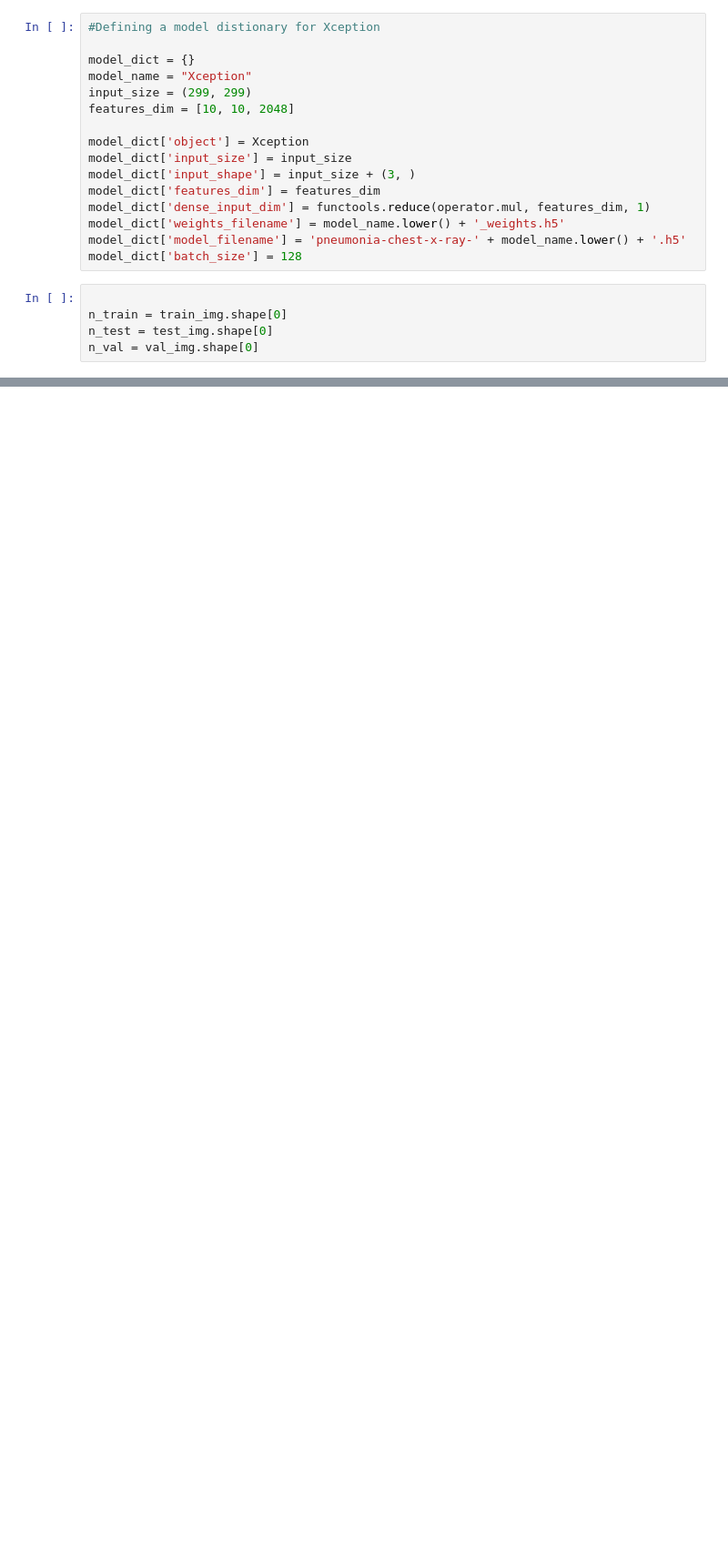
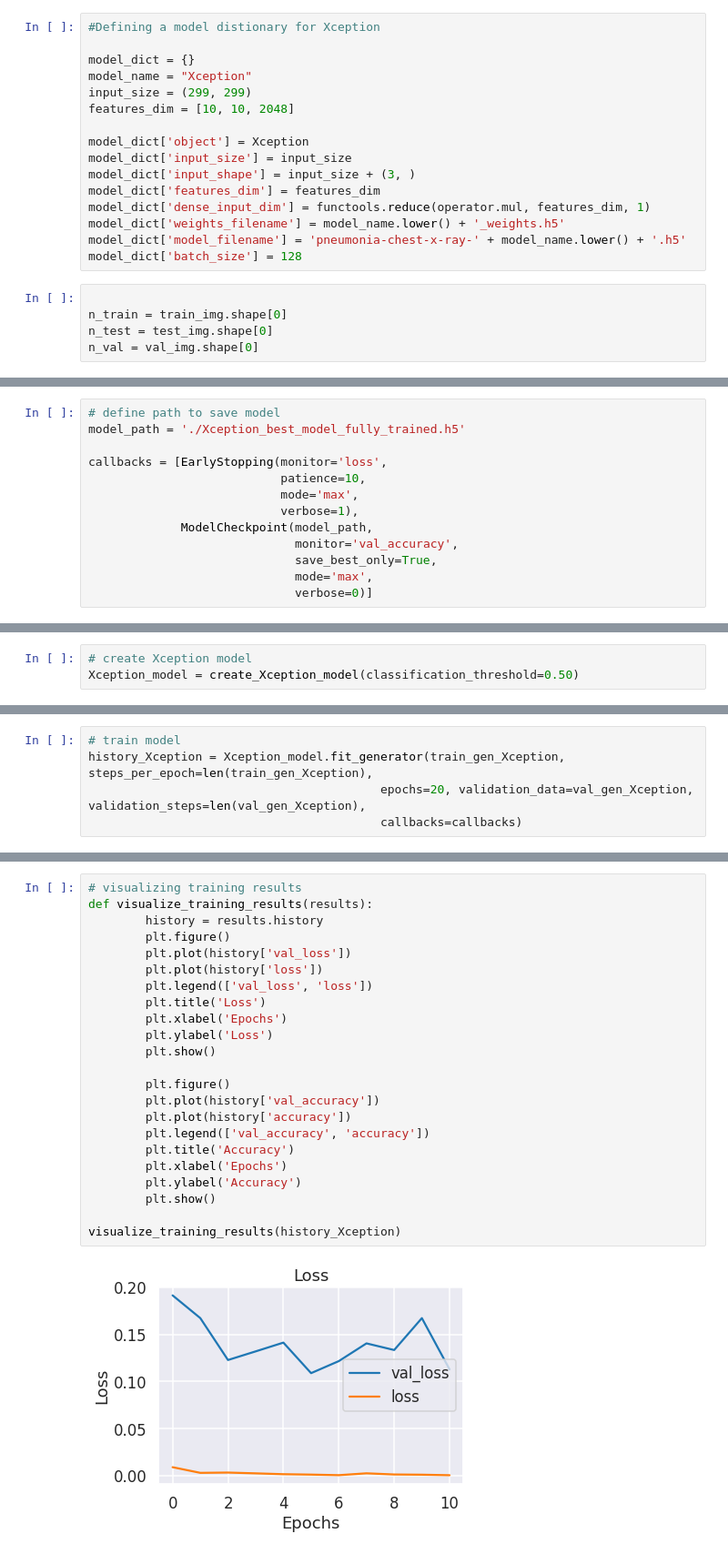
Before and after one commit to kristinepetrosyan/Chest-X-Ray-Pneumonia-Image-Classification, a Jupyter notebook: student_Mod4.ipynb, the cells around one changed output, grey strips where cells are left out. Shown at 91% size. Saved outputs shown, nothing was run; the diff lists cells and outputs as text; blank space fills up the shorter version.

```diff
--- a/student_Mod4.ipynb
+++ b/student_Mod4.ipynb
@@ -1137,0 +1070,13 @@ visualize_training_results(history)
+# %%
+# define path to save model
+model_path = './Xception_best_model_fully_trained.h5'
+
+callbacks = [EarlyStopping(monitor='loss',
+                           patience=10,
+                           mode='max',
+                           verbose=1),
+             ModelCheckpoint(model_path,
+                             monitor='val_accuracy',
+                             save_best_only=True,
+                             mode='max',
+                             verbose=0)]
@@ -1137,0 +1201,3 @@ visualize_training_results(history)
+# %%
+# create Xception model
+Xception_model = create_Xception_model(classification_threshold=0.50)
@@ -1137,0 +1207,5 @@ visualize_training_results(history)
+# %%
+# train model
+history_Xception = Xception_model.fit_generator(train_gen_Xception, steps_per_epoch=len(train_gen_Xception),
+                                         epochs=20, validation_data=val_gen_Xception, validation_steps=len(val_gen_Xception),
+                                         callbacks=callbacks)
@@ -1137,0 +1230,25 @@ visualize_training_results(history)
+# %%
+# visualizing training results
+def visualize_training_results(results):
+        history = results.history
+        plt.figure()
+        plt.plot(history['val_loss'])
+        plt.plot(history['loss'])
+        plt.legend(['val_loss', 'loss'])
+        plt.title('Loss')
+        plt.xlabel('Epochs')
+        plt.ylabel('Loss')
+        plt.show()
+
+        plt.figure()
+        plt.plot(history['val_accuracy'])
+        plt.plot(history['accuracy'])
+        plt.legend(['val_accuracy', 'accuracy'])
+        plt.title('Accuracy')
+        plt.xlabel('Epochs')
+        plt.ylabel('Accuracy')
+        plt.show()
+
+visualize_training_results(history_Xception)
+# %% [output]
+[figure, added]
```
Also changed, not shown: parts of 48 cells of this notebook.
